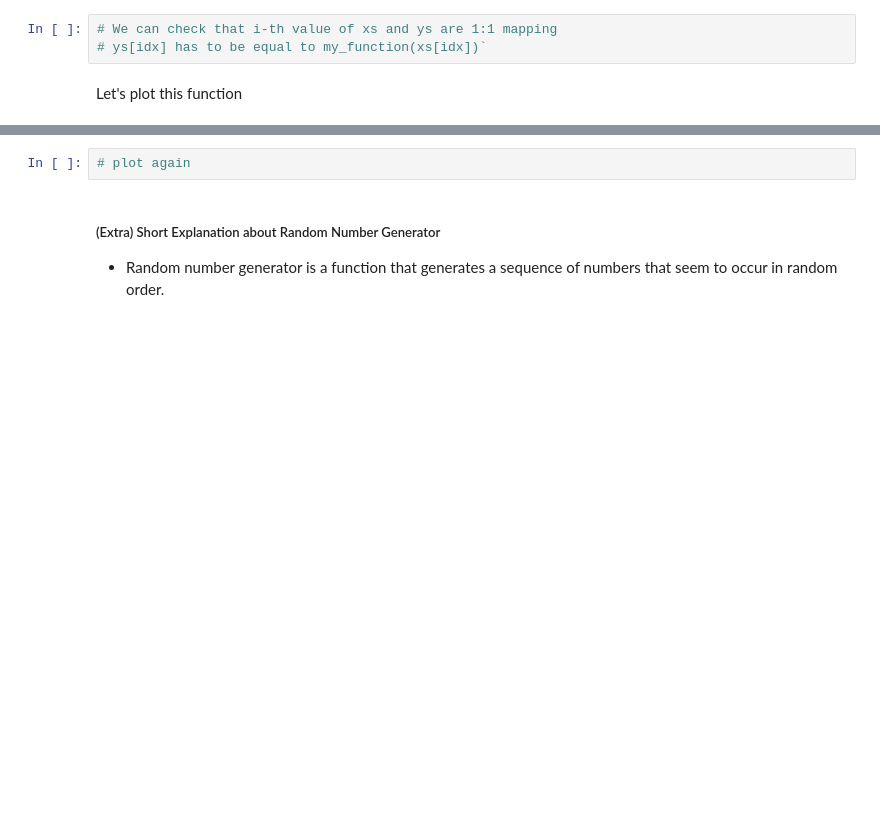
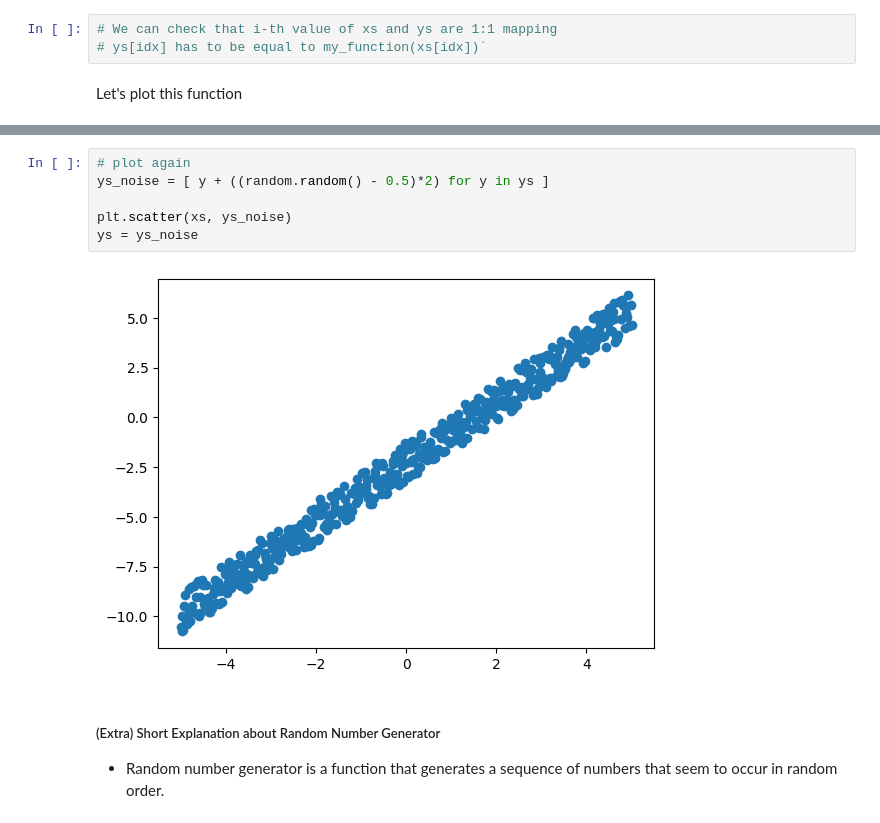
Before and after one commit to jdasam/mas1004, a Jupyter notebook: live_coding/2_function_approximation.ipynb, the cells around one changed output, grey strips where cells are left out. Saved outputs shown, nothing was run; the diff lists cells and outputs as text; blank space fills up the shorter version.

```diff
--- a/live_coding/2_function_approximation.ipynb
+++ b/live_coding/2_function_approximation.ipynb
@@ -93,5 +100,11 @@ import random
-# %%
-# plot again
+# %%
+# plot again
+ys_noise = [ y + ((random.random() - 0.5)*2) for y in ys ]
+
+plt.scatter(xs, ys_noise)
+ys = ys_noise
+# %% [output]
+[figure, added]
 # %% [markdown]
 ##### (Extra) Short Explanation about Random Number Generator
 - Random number generator is a function that generates a sequence of numbers that seem to occur in random order.
```
Also changed, not shown: parts of 10 cells of this notebook.
